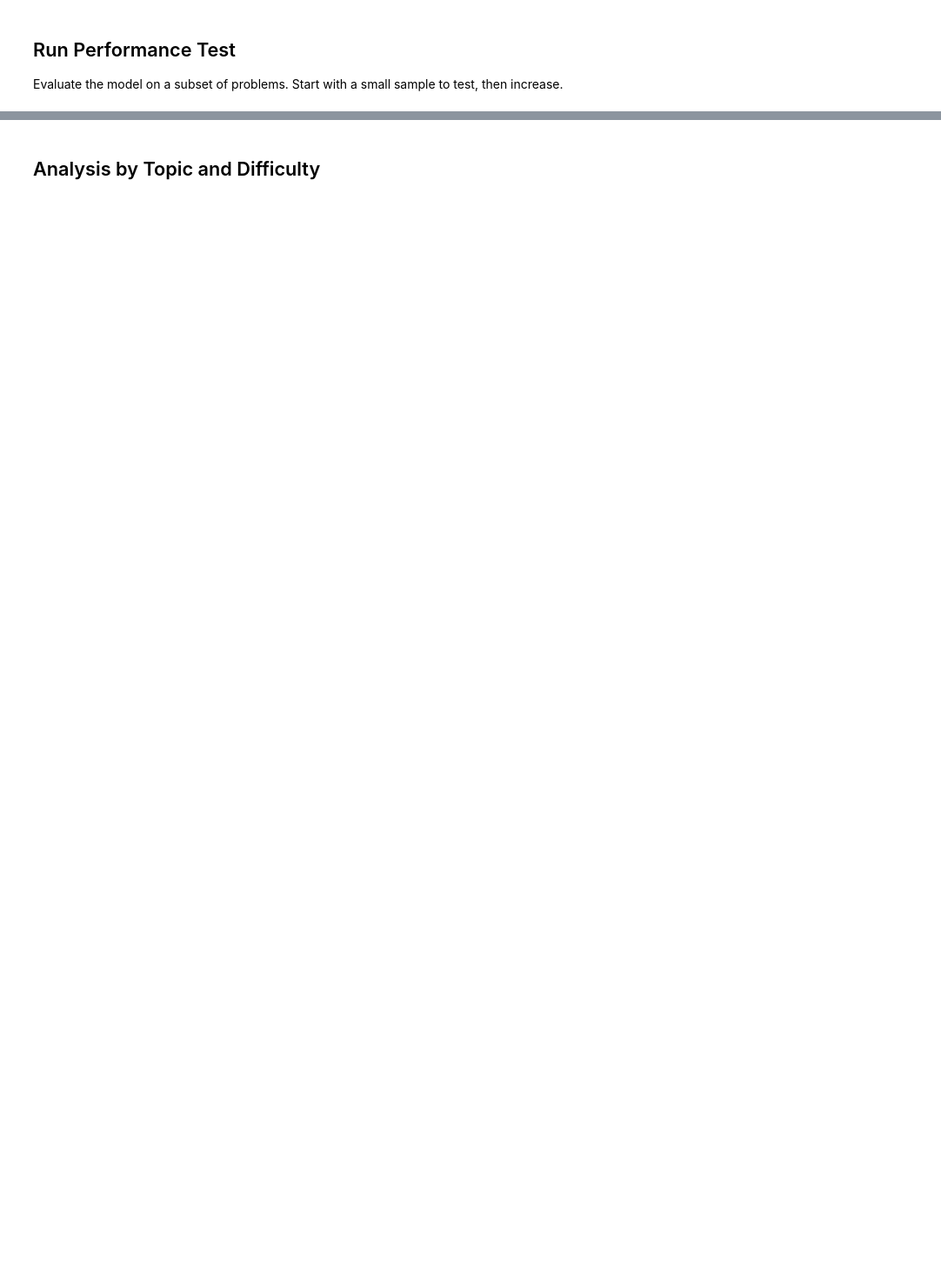
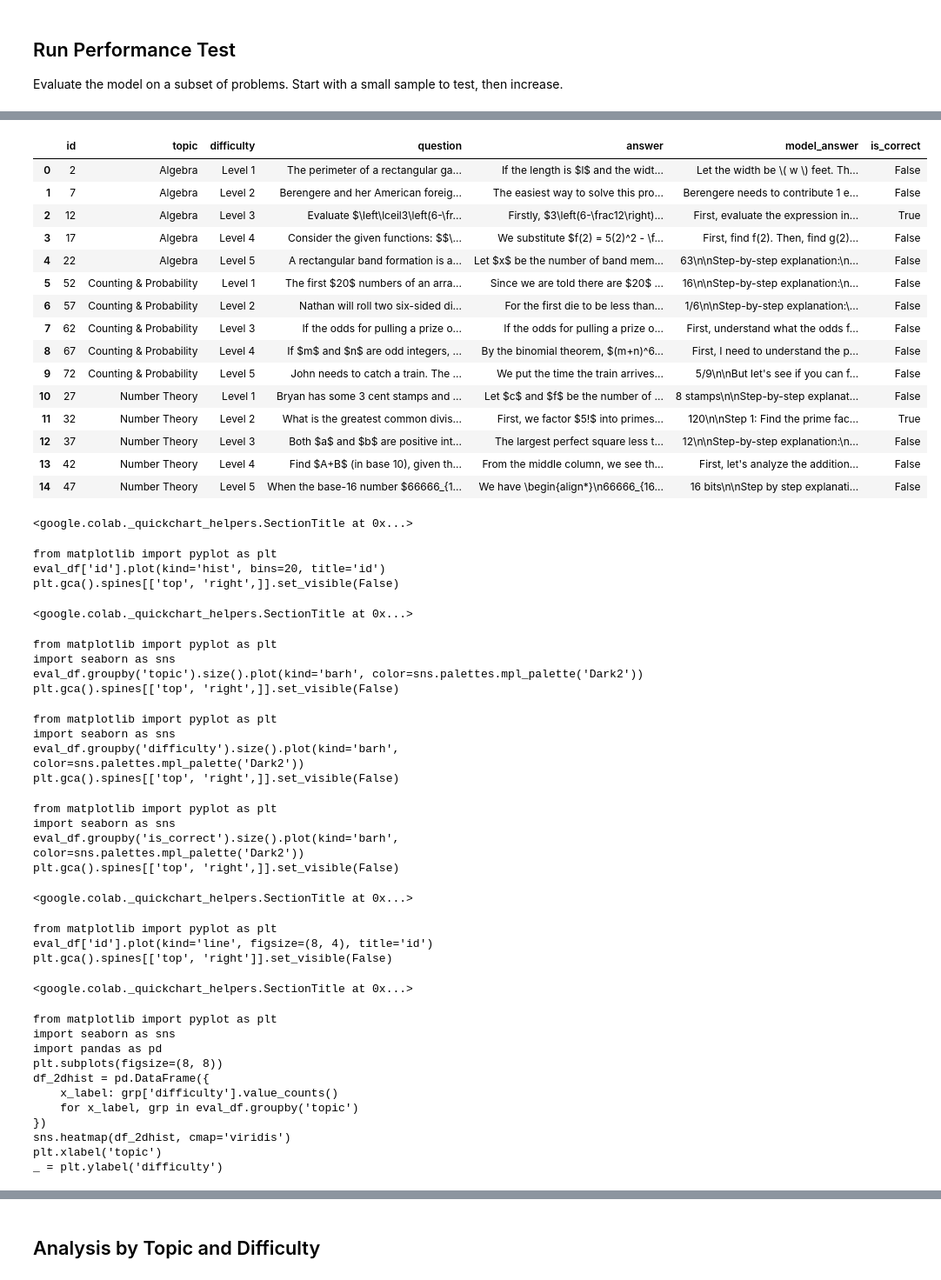
Before and after one commit to 1hamzaiqbal/probing-llm-math, a Jupyter notebook: performance_test.ipynb, the cells around one changed output, grey strips where cells are left out. Shown at 87% size. Saved outputs shown, nothing was run; the diff lists cells and outputs as text; code cells hidden in the pictures; blank space fills up the shorter version.

```diff
--- a/performance_test.ipynb
+++ b/performance_test.ipynb
@@ -94,7 +99,7 @@ def extract_boxed_answer(text):
     match = re.search(r'\\boxed\{([^}]+)\}', text)
     return match.group(1) if match else None
 
-def generate_answer(question, max_new_tokens=256, return_hidden_states=False):
+def generate_answer(question, max_new_tokens=512, return_hidden_states=False):
     """Generate model answer for a given question, optionally returning hidden states"""
     prompt = f"Solve the following math problem step by step:\n\n{question}\n\nSolution:"
 
@@ -179,7 +186,9 @@ gb = df.groupby(['topic', 'difficulty'], dropna=False, group_keys=False)
 num_groups = gb.size().shape[0]
 per_group = max(1, SAMPLE_SIZE // max(1, num_groups))
 
-eval_df = gb.apply(lambda g: g.sample(n=min(len(g), per_group), random_state=SEED), include_groups=False).reset_index(drop=True)
+# Sample from each group and then combine, preserving original columns
+eval_df = gb.apply(lambda g: g.sample(n=min(len(g), per_group), random_state=SEED))
+eval_df = eval_df.reset_index(drop=True)
 
 print(f"Evaluating on {len(eval_df)} problems...")
 
@@ -204,0 +235,52 @@ print(f"\n✅ Overall Accuracy: {overall_acc:.2%} ({eval_df['is_correct'].sum()}
+# %%
+eval_df
+# %% [output]
+|  | id | topic | difficulty | question | answer | model_answer | is_correct |
+| 0 | 2 | Algebra | Level 1 | The perimeter of a rectangular ga... | If the length is $l$ and the widt... | Let the width be \( w \) feet. Th... | False |
+| 1 | 7 | Algebra | Level 2 | Berengere and her American foreig... | The easiest way to solve this pro... | Berengere needs to contribute 1 e... | False |
+| 2 | 12 | Algebra | Level 3 | Evaluate $\left\lceil3\left(6-\fr... | Firstly, $3\left(6-\frac12\right)... | First, evaluate the expression in... | True |
+| 3 | 17 | Algebra | Level 4 | Consider the given functions: $$\... | We substitute $f(2) = 5(2)^2 - \f... | First, find f(2). Then, find g(2)... | False |
+| 4 | 22 | Algebra | Level 5 | A rectangular band formation is a... | Let $x$ be the number of band mem... | 63\n\nStep-by-step explanation:\n... | False |
+| 5 | 52 | Counting & Probability | Level 1 | The first $20$ numbers of an arra... | Since we are told there are $20$ ... | 16\n\nStep-by-step explanation:\n... | False |
+| 6 | 57 | Counting & Probability | Level 2 | Nathan will roll two six-sided di... | For the first die to be less than... | 1/6\n\nStep-by-step explanation:\... | False |
+| 7 | 62 | Counting & Probability | Level 3 | If the odds for pulling a prize o... | If the odds for pulling a prize o... | First, understand what the odds f... | False |
+| 8 | 67 | Counting & Probability | Level 4 | If $m$ and $n$ are odd integers, ... | By the binomial theorem, $(m+n)^6... | First, I need to understand the p... | False |
+| 9 | 72 | Counting & Probability | Level 5 | John needs to catch a train. The ... | We put the time the train arrives... | 5/9\n\nBut let's see if you can f... | False |
+| 10 | 27 | Number Theory | Level 1 | Bryan has some 3 cent stamps and ... | Let $c$ and $f$ be the number of ... | 8 stamps\n\nStep-by-step explanat... | False |
+| 11 | 32 | Number Theory | Level 2 | What is the greatest common divis... | First, we factor $5!$ into primes... | 120\n\nStep 1: Find the prime fac... | True |
+| 12 | 37 | Number Theory | Level 3 | Both $a$ and $b$ are positive int... | The largest perfect square less t... | 12\n\nStep-by-step explanation:\n... | False |
+| 13 | 42 | Number Theory | Level 4 | Find $A+B$ (in base 10), given th... | From the middle column, we see th... | First, let's analyze the addition... | False |
+| 14 | 47 | Number Theory | Level 5 | When the base-16 number $66666_{1... | We have \begin{align*}\n66666_{16... | 16 bits\n\nStep by step explanati... | False |
+<google.colab._quickchart_helpers.SectionTitle at 0x...>
+from matplotlib import pyplot as plt
+eval_df['id'].plot(kind='hist', bins=20, title='id')
+plt.gca().spines[['top', 'right',]].set_visible(False)
+<google.colab._quickchart_helpers.SectionTitle at 0x...>
+from matplotlib import pyplot as plt
+import seaborn as sns
+eval_df.groupby('topic').size().plot(kind='barh', color=sns.palettes.mpl_palette('Dark2'))
+plt.gca().spines[['top', 'right',]].set_visible(False)
+from matplotlib import pyplot as plt
+import seaborn as sns
+eval_df.groupby('difficulty').size().plot(kind='barh', color=sns.palettes.mpl_palette('Dark2'))
+plt.gca().spines[['top', 'right',]].set_visible(False)
+from matplotlib import pyplot as plt
+import seaborn as sns
+eval_df.groupby('is_correct').size().plot(kind='barh', color=sns.palettes.mpl_palette('Dark2'))
+plt.gca().spines[['top', 'right',]].set_visible(False)
+<google.colab._quickchart_helpers.SectionTitle at 0x...>
+from matplotlib import pyplot as plt
+eval_df['id'].plot(kind='line', figsize=(8, 4), title='id')
+plt.gca().spines[['top', 'right']].set_visible(False)
+<google.colab._quickchart_helpers.SectionTitle at 0x...>
+from matplotlib import pyplot as plt
+import seaborn as sns
+import pandas as pd
+plt.subplots(figsize=(8, 8))
+df_2dhist = pd.DataFrame({
+    x_label: grp['difficulty'].value_counts()
+    for x_label, grp in eval_df.groupby('topic')
+})
+sns.heatmap(df_2dhist, cmap='viridis')
+plt.xlabel('topic')
+_ = plt.ylabel('difficulty')
```
Also changed, not shown: parts of 6 cells of this notebook.
